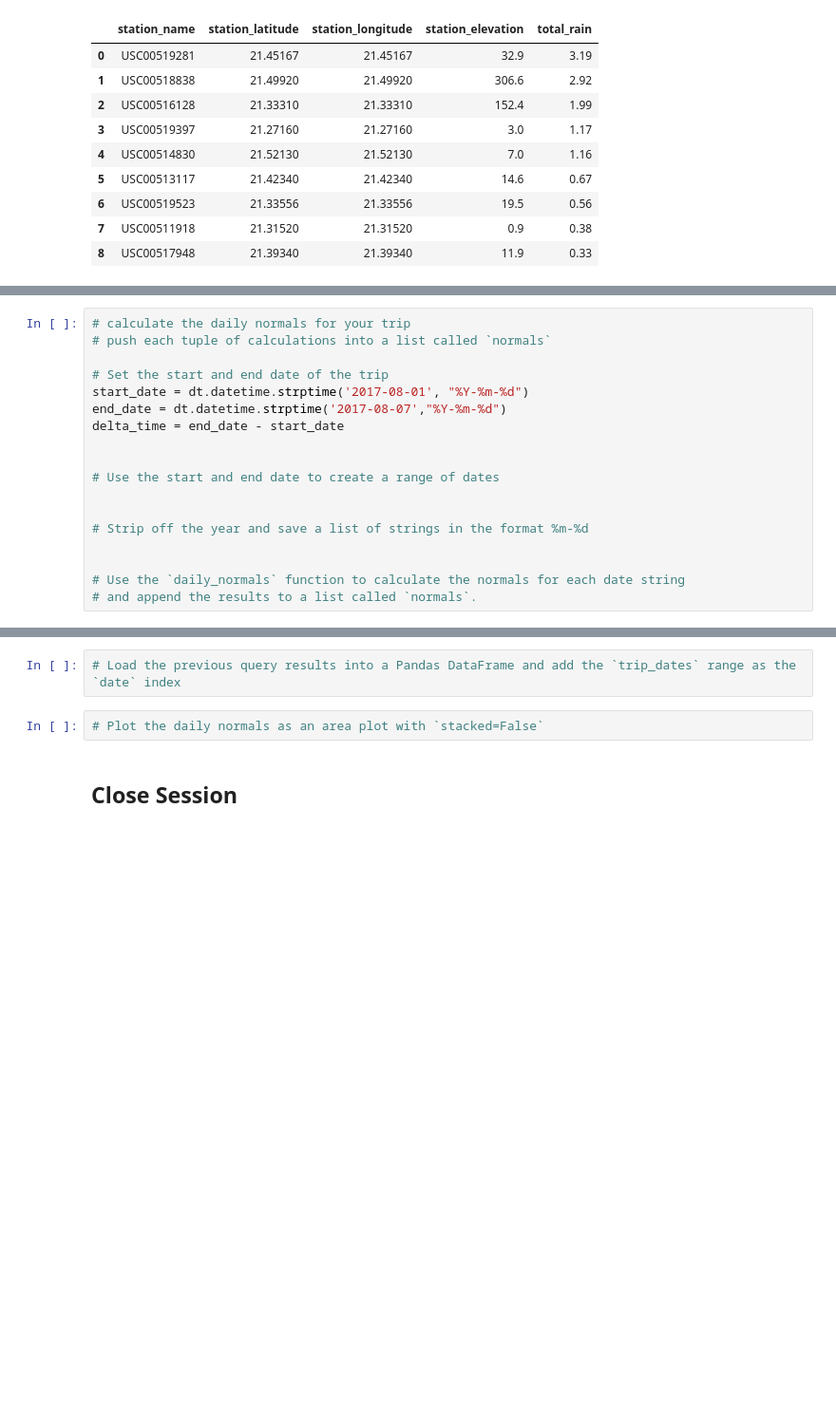
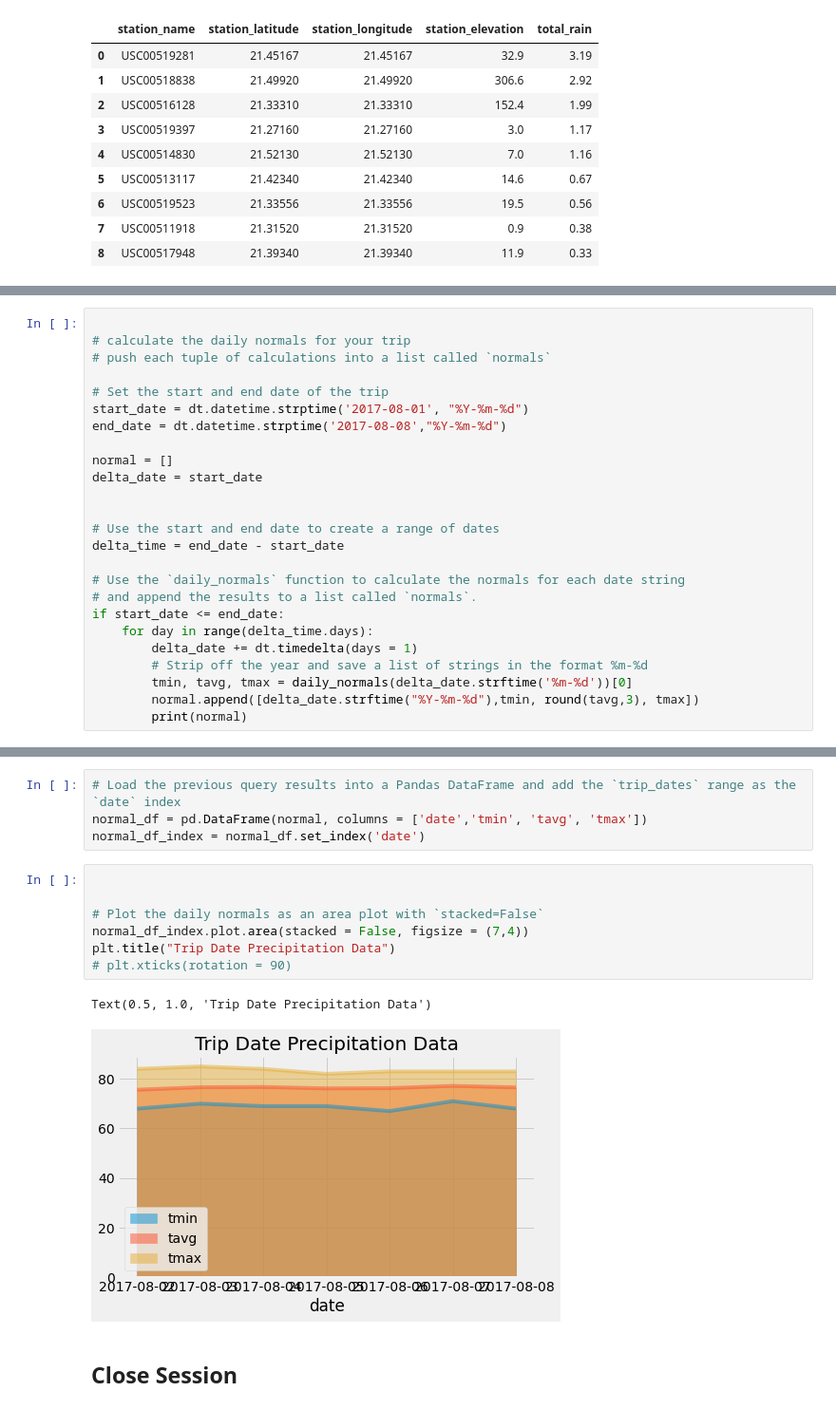
Before and after one commit to HsuChe/climate-summary-app, a Jupyter notebook: temp_analysis_bonus_2_starter.ipynb, the cells around one changed output, grey strips where cells are left out. Shown: that part at 95% size. Cells and saved outputs as stored; diff of their text form; blank space fills up the shorter version.

Commit message:
finished bonus 2, starting with API

```diff
--- a/temp_analysis_bonus_2_starter.ipynb
+++ b/temp_analysis_bonus_2_starter.ipynb
@@ -143,19 +142,26 @@ print(daily_normals)
 # %%
+
 # calculate the daily normals for your trip
 # push each tuple of calculations into a list called `normals`
 
 # Set the start and end date of the trip
 start_date = dt.datetime.strptime('2017-08-01', "%Y-%m-%d")
-end_date = dt.datetime.strptime('2017-08-07',"%Y-%m-%d")
-delta_time = end_date - start_date
+end_date = dt.datetime.strptime('2017-08-08',"%Y-%m-%d")
+
+normal = []
+delta_date = start_date
 
 
 # Use the start and end date to create a range of dates
-
-
-# Strip off the year and save a list of strings in the format %m-%d
-
+delta_time = end_date - start_date
 
 # Use the `daily_normals` function to calculate the normals for each date string
 # and append the results to a list called `normals`.
+if start_date <= end_date:
+    for day in range(delta_time.days):
+        delta_date += dt.timedelta(days = 1)
+        # Strip off the year and save a list of strings in the format %m-%d
+        tmin, tavg, tmax = daily_normals(delta_date.strftime('%m-%d'))[0]
+        normal.append([delta_date.strftime("%Y-%m-%d"),tmin, round(tavg,3), tmax])
+        print(normal)
 # %% [output]
@@ -163,6 +175,16 @@ SyntaxError: leading zeros in decimal integer literals are not permitted; use an
 # %%
 # Load the previous query results into a Pandas DataFrame and add the `trip_dates` range as the `date` index
+normal_df = pd.DataFrame(normal, columns = ['date','tmin', 'tavg', 'tmax'])
+normal_df_index = normal_df.set_index('date')
 # %%
+
+
 # Plot the daily normals as an area plot with `stacked=False`
+normal_df_index.plot.area(stacked = False, figsize = (7,4))
+plt.title("Trip Date Precipitation Data")
+# plt.xticks(rotation = 90)
+# %% [output]
+Text(0.5, 1.0, 'Trip Date Precipitation Data')
+[figure, added]
 # %% [markdown]
 ## Close Session
```
Also changed, not shown: parts of 3 cells of this notebook, 3 other files.
